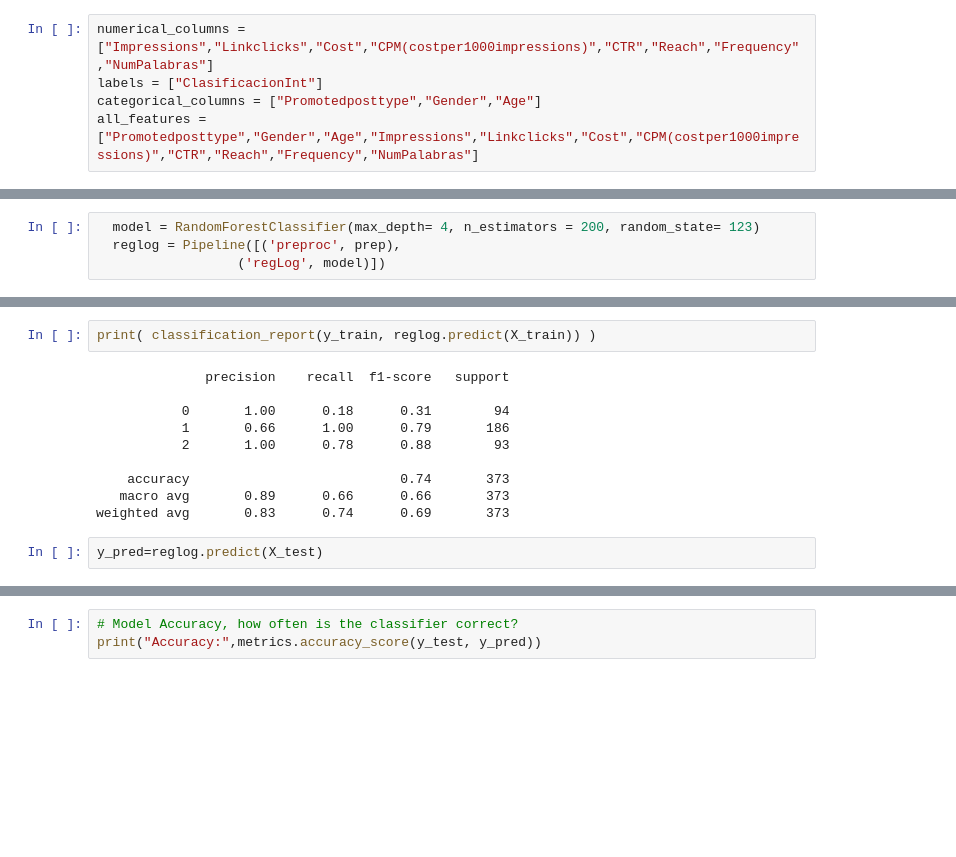
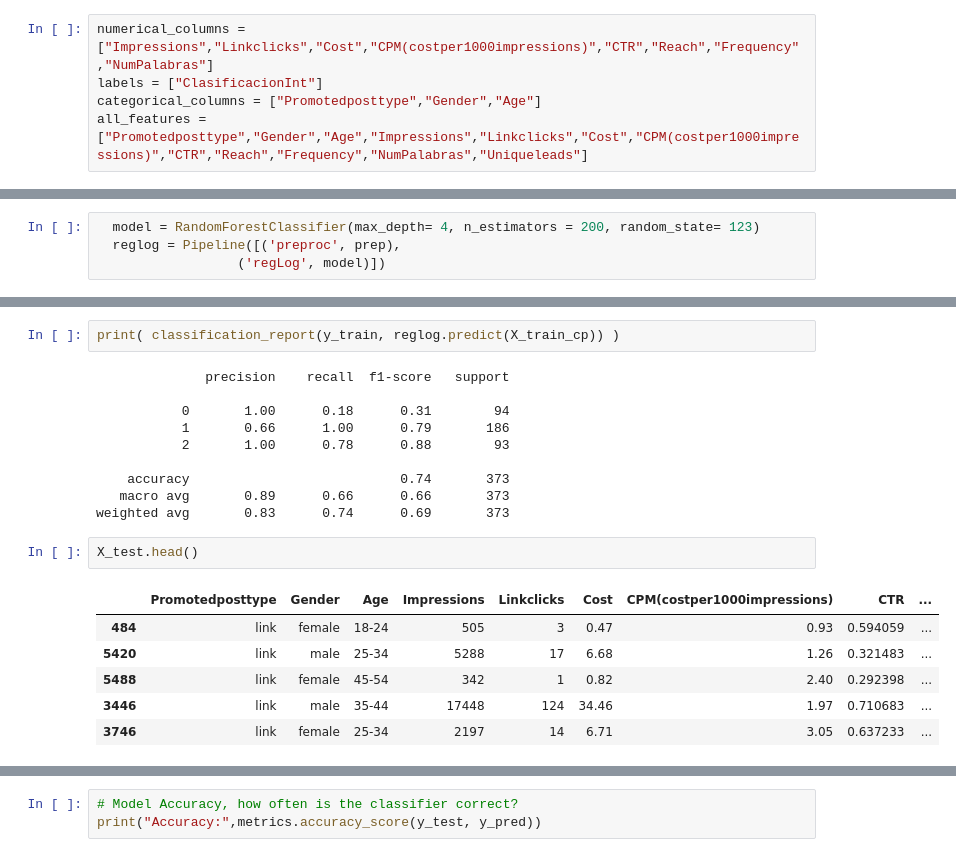
Before and after one commit to cvillarr123/marketingKPI, a Jupyter notebook: PROYECTO.ipynb, the cells around one changed output, grey strips where cells are left out. Cells and saved outputs as stored; diff of their text form; blank space fills up the shorter version.

```diff
--- a/PROYECTO.ipynb
+++ b/PROYECTO.ipynb
@@ -304,7 +306,7 @@ Correlation Matrix
 numerical_columns = ["Impressions","Linkclicks","Cost","CPM(costper1000impressions)","CTR","Reach","Frequency","NumPalabras"]
 labels = ["ClasificacionInt"]
 categorical_columns = ["Promotedposttype","Gender","Age"]
-all_features = ["Promotedposttype","Gender","Age","Impressions","Linkclicks","Cost","CPM(costper1000impressions)","CTR","Reach","Frequency","NumPalabras"]
+all_features = ["Promotedposttype","Gender","Age","Impressions","Linkclicks","Cost","CPM(costper1000impressions)","CTR","Reach","Frequency","NumPalabras","Uniqueleads"]
 # %%
 numerical_columns
 # %% [output]
@@ -501,7 +532,7 @@ array([[ 17,  77,   0],
        [  0, 186,   0],
        [  0,  20,  73]])
 # %%
-print( classification_report(y_train, reglog.predict(X_train)) )
+print( classification_report(y_train, reglog.predict(X_train_cp)) )
 # %% [output]
               precision    recall  f1-score   support
 
@@ -512,5 +543,12 @@ print( classification_report(y_train, reglog.predict(X_train)) )
     accuracy                           0.74       373
    macro avg       0.89      0.66      0.66       373
 weighted avg       0.83      0.74      0.69       373
-# %%
-y_pred=reglog.predict(X_test)
+# %%
+X_test.head()
+# %% [output]
+|  | Promotedposttype | Gender | Age | Impressions | Linkclicks | Cost | CPM(costper1000impressions) | CTR | ... |
+| 484 | link | female | 18-24 | 505 | 3 | 0.47 | 0.93 | 0.594059 | ... |
+| 5420 | link | male | 25-34 | 5288 | 17 | 6.68 | 1.26 | 0.321483 | ... |
+| 5488 | link | female | 45-54 | 342 | 1 | 0.82 | 2.40 | 0.292398 | ... |
+| 3446 | link | male | 35-44 | 17448 | 124 | 34.46 | 1.97 | 0.710683 | ... |
+| 3746 | link | female | 25-34 | 2197 | 14 | 6.71 | 3.05 | 0.637233 | ... |
```
Also changed, not shown: parts of 35 cells of this notebook.
